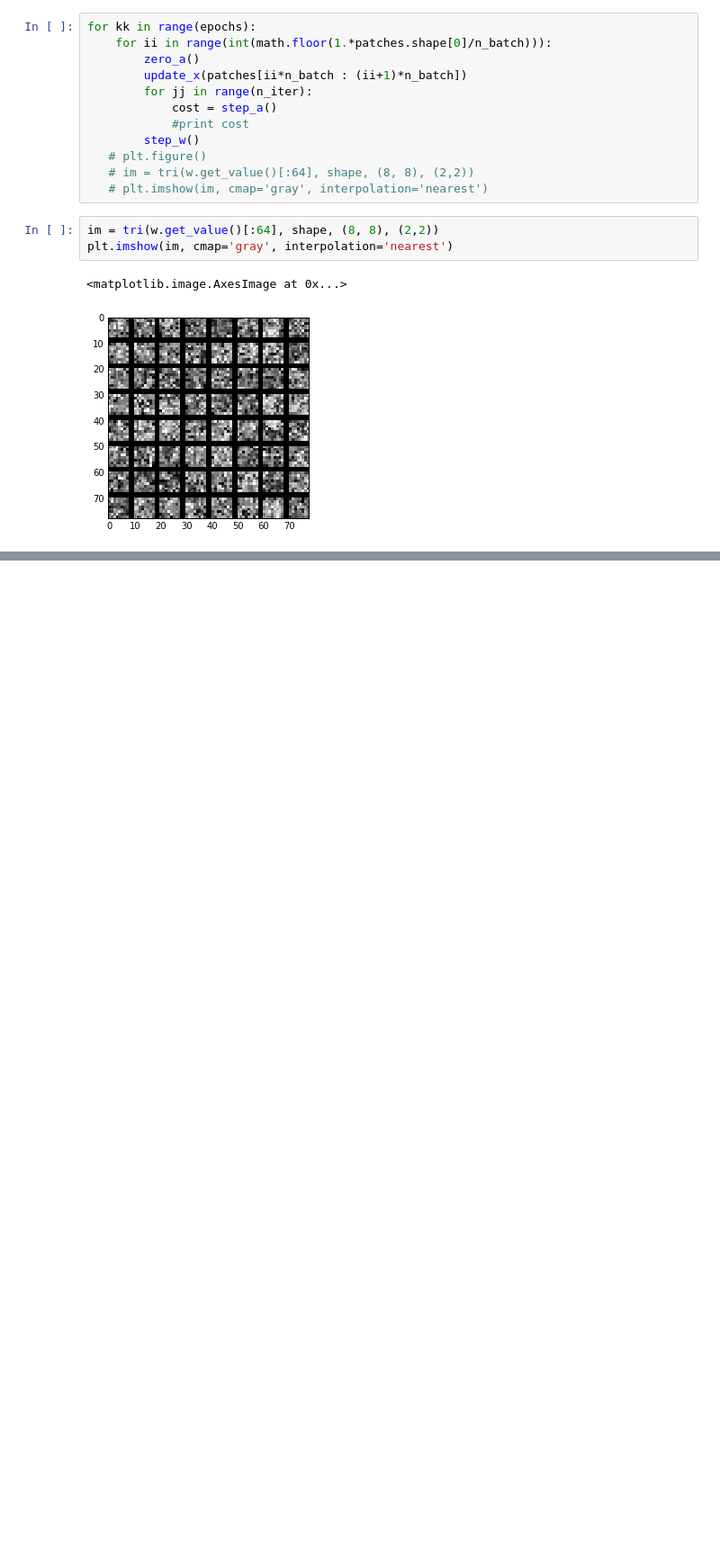
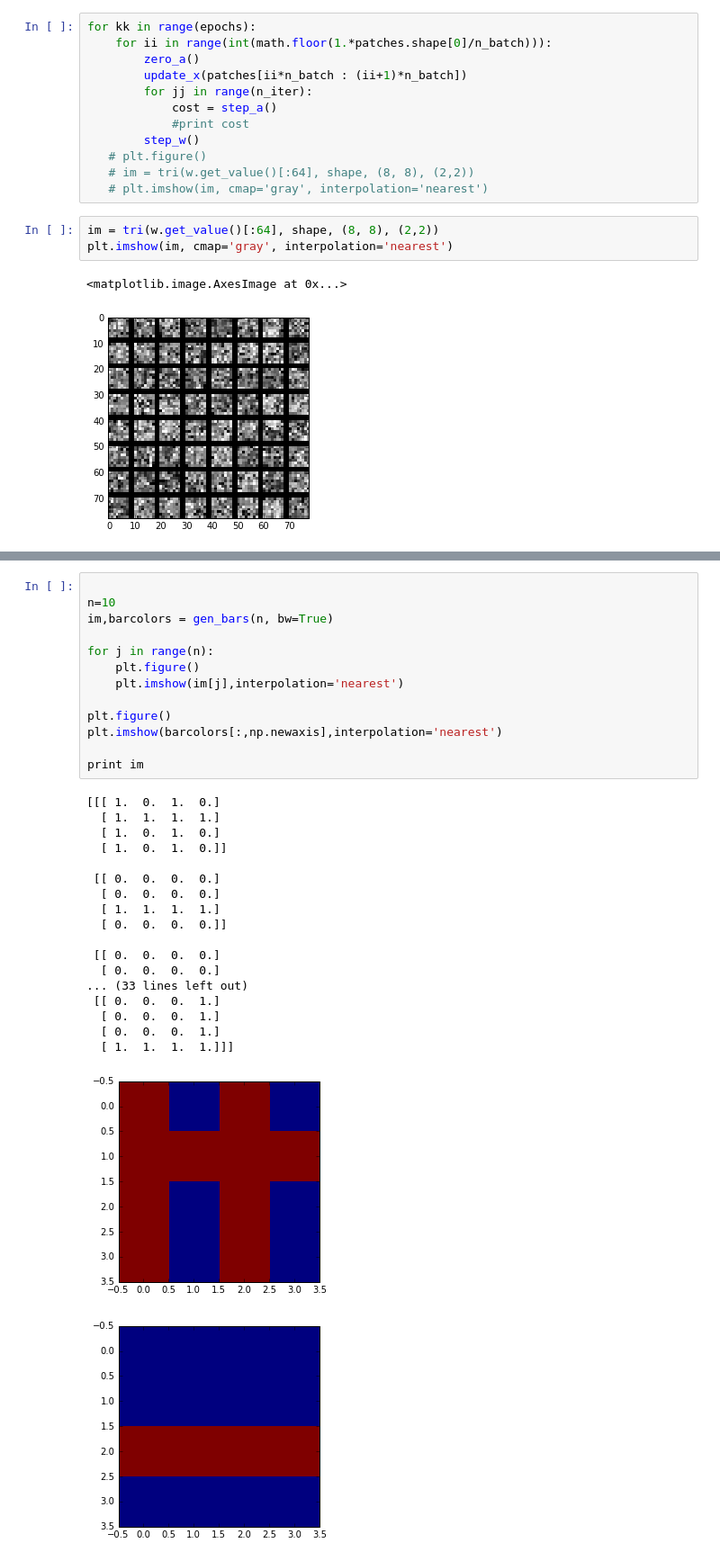
Before and after one commit to keniapina/occlusion-project, a Jupyter notebook: sparse_coding.ipynb, the cells around one changed output, grey strips where cells are left out. Shown at 90% size. Saved outputs shown, nothing was run; the diff lists cells and outputs as text; blank space fills up the shorter version.

```diff
--- a/sparse_coding.ipynb
+++ b/sparse_coding.ipynb
@@ -103,0 +117,33 @@ plt.imshow(im, cmap='gray', interpolation='nearest')
+# %%
+
+n=10
+im,barcolors = gen_bars(n, bw=True)
+
+for j in range(n):
+    plt.figure()
+    plt.imshow(im[j],interpolation='nearest')
+
+plt.figure()
+plt.imshow(barcolors[:,np.newaxis],interpolation='nearest')
+
+print im
+# %% [output]
+[[[ 1.  0.  1.  0.]
+  [ 1.  1.  1.  1.]
+  [ 1.  0.  1.  0.]
+  [ 1.  0.  1.  0.]]
+
+ [[ 0.  0.  0.  0.]
+  [ 0.  0.  0.  0.]
+  [ 1.  1.  1.  1.]
+  [ 0.  0.  0.  0.]]
+
+ [[ 0.  0.  0.  0.]
+  [ 0.  0.  0.  0.]
+... (33 lines left out)
+ [[ 0.  0.  0.  1.]
+  [ 0.  0.  0.  1.]
+  [ 0.  0.  0.  1.]
+  [ 1.  1.  1.  1.]]]
+[figure, added]
+[figure, added]
```
Also changed, not shown: parts of 16 cells of this notebook, 3 other files.
